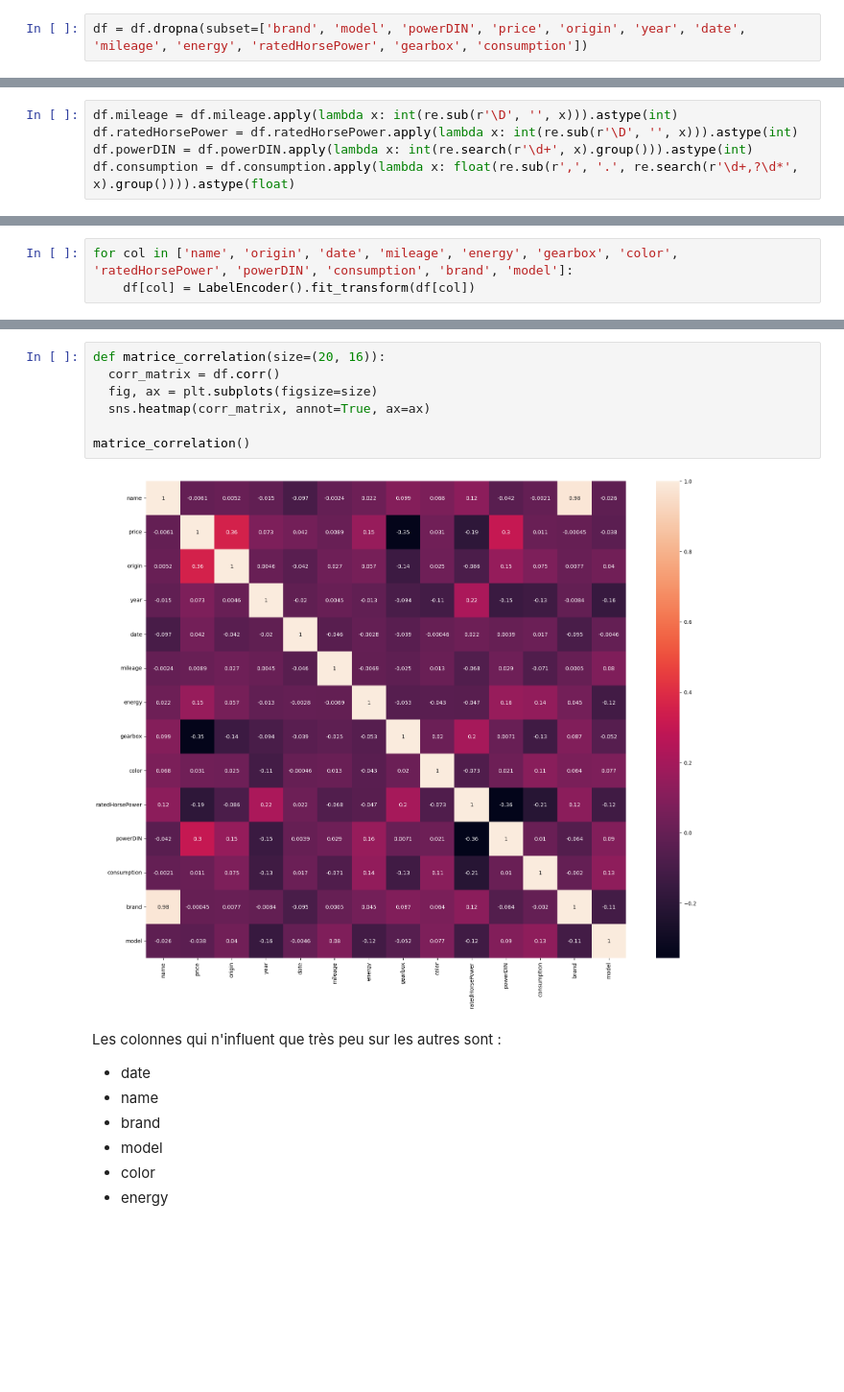
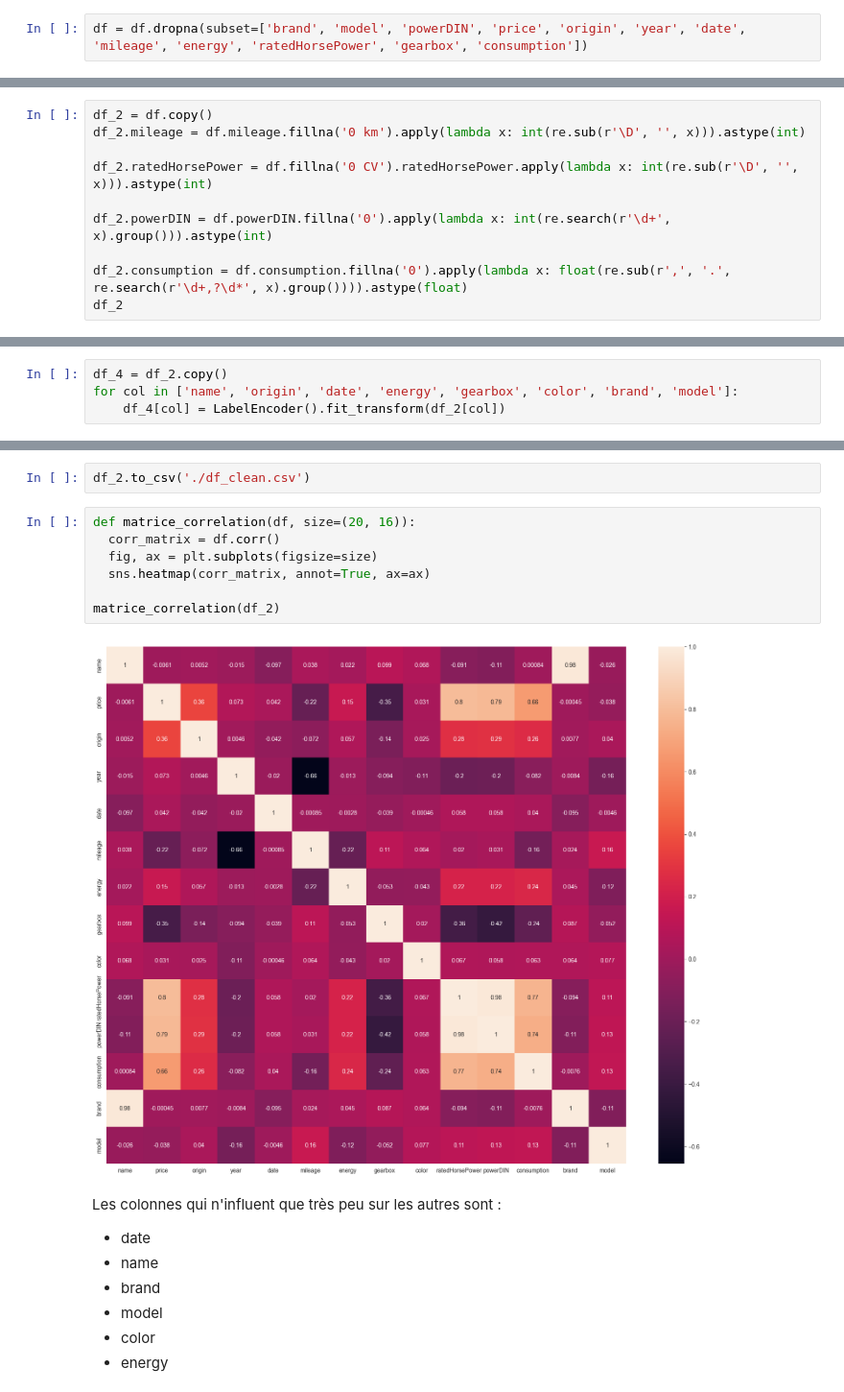
Before and after one commit to Fredkiss3/car-price-prediction-ipssi-groupe-3, a Jupyter notebook: les_trois_modeles.ipynb, the cells around one changed output, grey strips where cells are left out. Shown at 96% size. Saved outputs shown, nothing was run; the diff lists cells and outputs as text; blank space fills up the shorter version.

```diff
--- a/les_trois_modeles.ipynb
+++ b/les_trois_modeles.ipynb
@@ -123,5 +139,10 @@ df = df.dropna(subset=['brand', 'model', 'powerDIN', 'price', 'origin', 'year',
 # %%
-df.mileage = df.mileage.apply(lambda x: int(re.sub(r'\D', '', x))).astype(int)
-df.ratedHorsePower = df.ratedHorsePower.apply(lambda x: int(re.sub(r'\D', '', x))).astype(int)
-df.powerDIN = df.powerDIN.apply(lambda x: int(re.search(r'\d+', x).group())).astype(int)
-df.consumption = df.consumption.apply(lambda x: float(re.sub(r',', '.', re.search(r'\d+,?\d*', x).group()))).astype(float)
+df_2 = df.copy()
+df_2.mileage = df.mileage.fillna('0 km').apply(lambda x: int(re.sub(r'\D', '', x))).astype(int)
+
+df_2.ratedHorsePower = df.fillna('0 CV').ratedHorsePower.apply(lambda x: int(re.sub(r'\D', '', x))).astype(int)
+
+df_2.powerDIN = df.powerDIN.fillna('0').apply(lambda x: int(re.search(r'\d+', x).group())).astype(int)
+
+df_2.consumption = df.consumption.fillna('0').apply(lambda x: float(re.sub(r',', '.', re.search(r'\d+,?\d*', x).group()))).astype(float)
+df_2
@@ -128,3 +163,4 @@ df.consumption = df.consumption.apply(lambda x: float(re.sub(r',', '.', re.searc
 # %%
-for col in ['name', 'origin', 'date', 'mileage', 'energy', 'gearbox', 'color', 'ratedHorsePower', 'powerDIN', 'consumption', 'brand', 'model']:
-    df[col] = LabelEncoder().fit_transform(df[col])
+df_4 = df_2.copy()
+for col in ['name', 'origin', 'date', 'energy', 'gearbox', 'color', 'brand', 'model']:
+    df_4[col] = LabelEncoder().fit_transform(df_2[col])
@@ -131,12 +199,14 @@ for col in ['name', 'origin', 'date', 'mileage', 'energy', 'gearbox', 'color', '
+# %%
+df_2.to_csv('./df_clean.csv')
 # %%
-def matrice_correlation(size=(20, 16)):
+def matrice_correlation(df, size=(20, 16)):
   corr_matrix = df.corr()
   fig, ax = plt.subplots(figsize=size)
   sns.heatmap(corr_matrix, annot=True, ax=ax)
 
-matrice_correlation()
+matrice_correlation(df_2)
 # %% [output]
-[figure, old version]
+[figure, new version]
 # %% [markdown]
 Les colonnes qui n'influent que très peu sur les autres sont :
 - date
```
Also changed, not shown: parts of 15 cells of this notebook, 13 other files.
